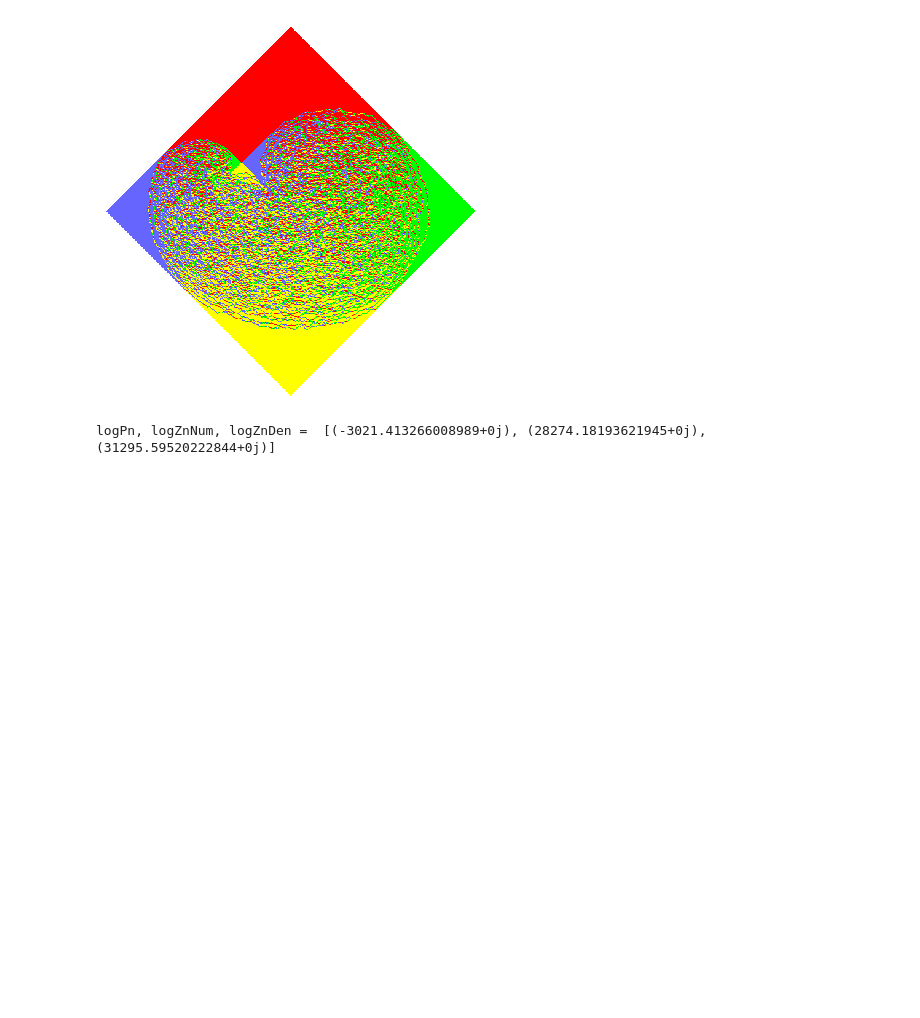
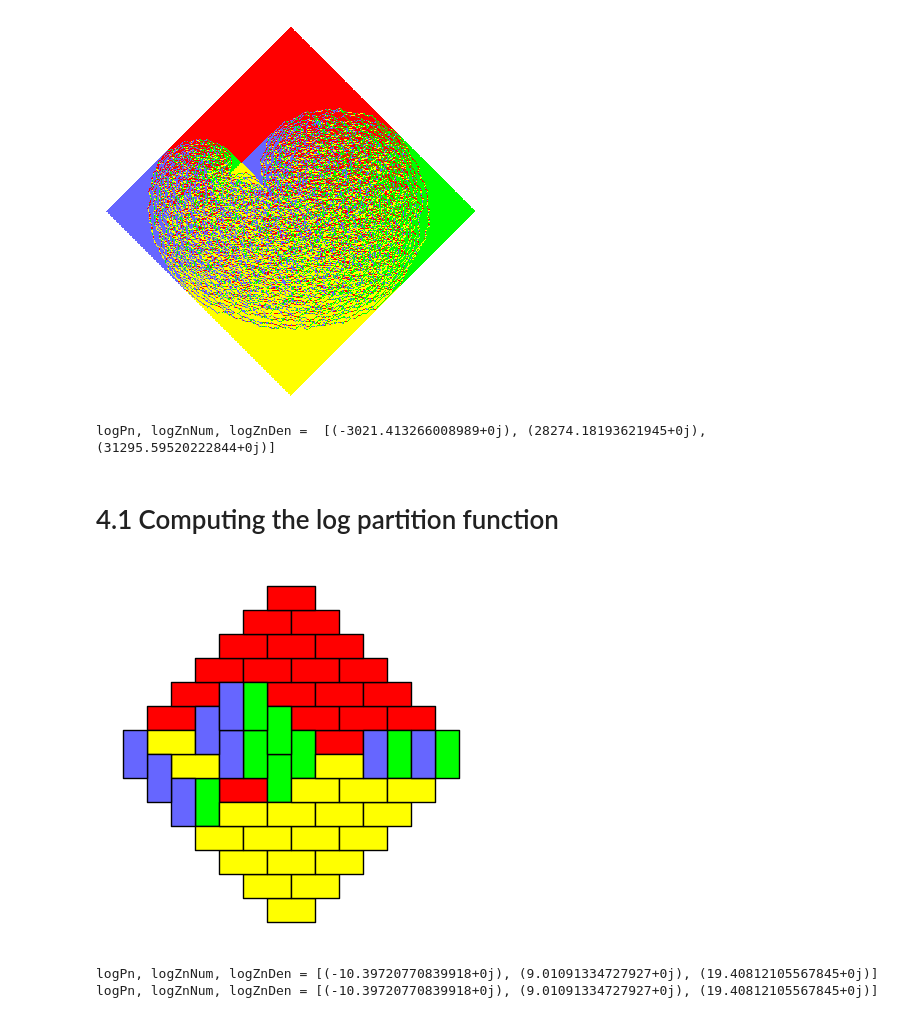
Before and after one commit to MaxvanHorssen/random-tilings, a Jupyter notebook: Examples - How to use.ipynb, the cells around one changed output. Drawn from its saved outputs; the diff is of its cells as text; code cells hidden in the pictures; blank space fills up the shorter version.

```diff
--- a/Examples - How to use.ipynb
+++ b/Examples - How to use.ipynb
@@ -148,3 +187,22 @@ print('logPn, logZnNum, logZnDen = ',vec)
 # %% [output]
 [figure]
 logPn, logZnNum, logZnDen =  [(-3021.413266008989+0j), (28274.18193621945+0j), (31295.59520222844+0j)]
+# %% [markdown]
+# 4.1 Computing the log partition function
+# %%
+n = 7                                 # Side length
+w = np.array([[1]])                   # Weighting matrix
+gap = np.array([[9,1,5]])             # Gap
+
+# Creating the figure
+vec, fig = draw_aztec_gap(n,w,gap,edge=1,dpi=100)
+print('logPn, logZnNum, logZnDen =',vec)
+# For a better visualization of the gap, see page 15 from 'Help file on how to use the tiling program' by Christophe Charlier
+
+# Computing only the log partition function (this routine is way faster because it does not generate a figure)
+vec = log_partition_function_aztec_gap(n,w,gap)
+print('logPn, logZnNum, logZnDen =',vec)
+# %% [output]
+[figure, added]
+logPn, logZnNum, logZnDen = [(-10.39720770839918+0j), (9.01091334727927+0j), (19.40812105567845+0j)]
+logPn, logZnNum, logZnDen = [(-10.39720770839918+0j), (9.01091334727927+0j), (19.40812105567845+0j)]
```
Also changed, not shown: parts of 11 cells of this notebook.
